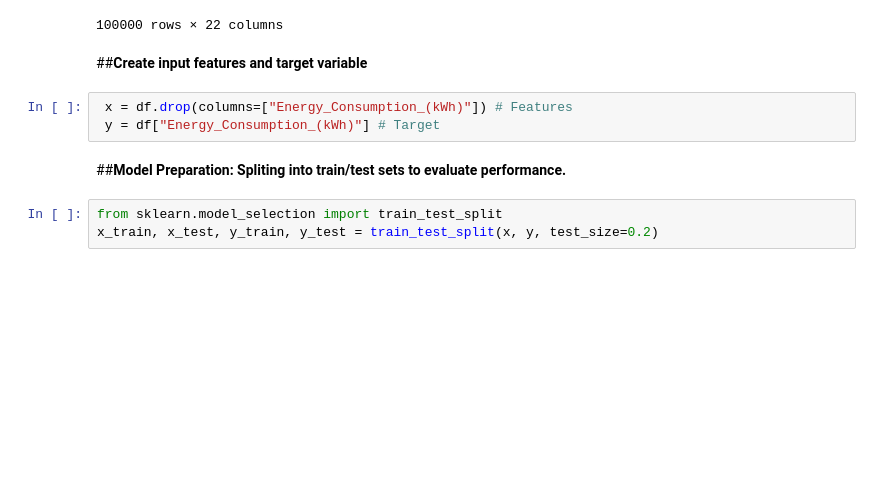
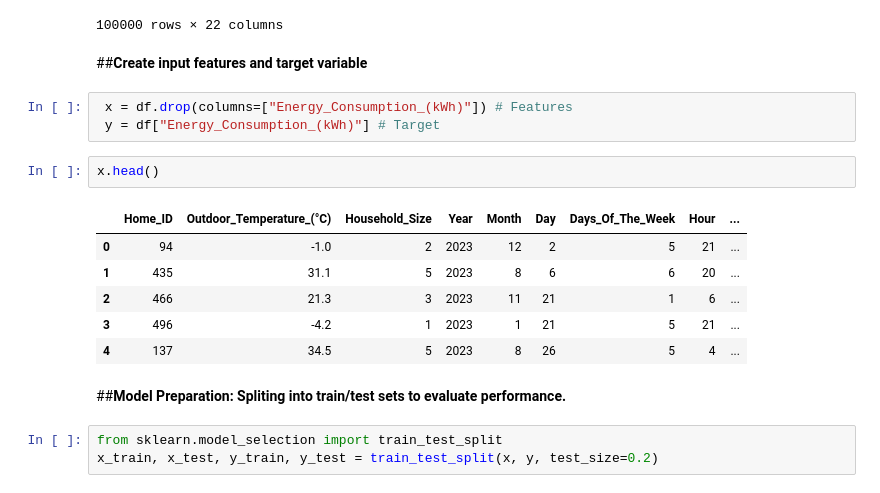
Before and after one commit to Love1117/Machine_learning-Projects, a Jupyter notebook: Machine_Learning Project/03_Deep Learning Projects/Artificial Neural Network (ANN)/ANN for Regression/Energy consumption prediction/Smart_home_EnergyConsumption_Prediction1.ipynb, the cells around one changed output. Drawn from its saved outputs; the diff is of its cells as text; blank space fills up the shorter version.

```diff
--- a/Machine_Learning Project/03_Deep Learning Projects/Artificial Neural Network (ANN)/ANN for Regression/Energy consumption prediction/Smart_home_EnergyConsumption_Prediction1.ipynb
+++ b/Machine_Learning Project/03_Deep Learning Projects/Artificial Neural Network (ANN)/ANN for Regression/Energy consumption prediction/Smart_home_EnergyConsumption_Prediction1.ipynb
@@ -116,6 +116,15 @@ df
 # %%
  x = df.drop(columns=["Energy_Consumption_(kWh)"]) # Features
  y = df["Energy_Consumption_(kWh)"] # Target
+# %%
+x.head()
+# %% [output]
+|  | Home_ID | Outdoor_Temperature_(°C) | Household_Size | Year | Month | Day | Days_Of_The_Week | Hour | ... |
+| 0 | 94 | -1.0 | 2 | 2023 | 12 | 2 | 5 | 21 | ... |
+| 1 | 435 | 31.1 | 5 | 2023 | 8 | 6 | 6 | 20 | ... |
+| 2 | 466 | 21.3 | 3 | 2023 | 11 | 21 | 1 | 6 | ... |
+| 3 | 496 | -4.2 | 1 | 2023 | 1 | 21 | 5 | 21 | ... |
+| 4 | 137 | 34.5 | 5 | 2023 | 8 | 26 | 5 | 4 | ... |
 # %% [markdown]
 ##**Model Preparation: Spliting into train/test sets to evaluate performance.**
 # %%
```
Also changed, not shown: parts of 5 cells of this notebook.
